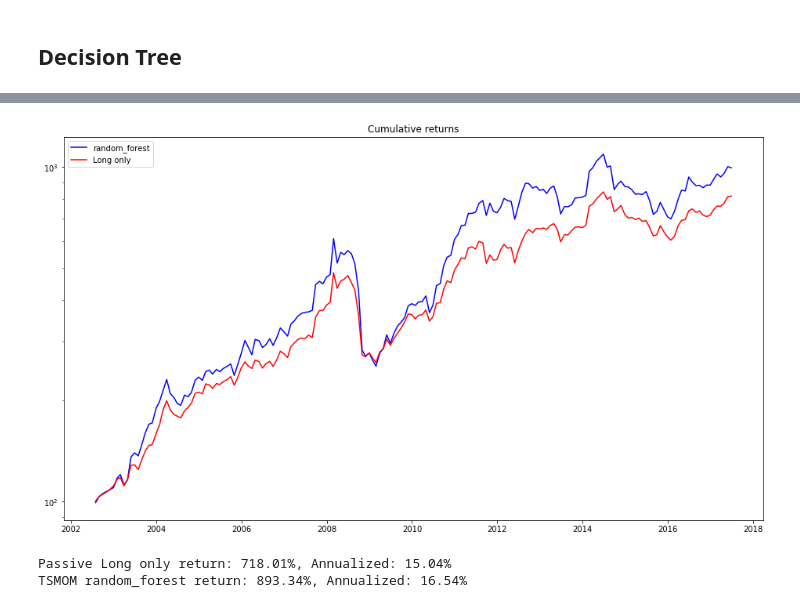
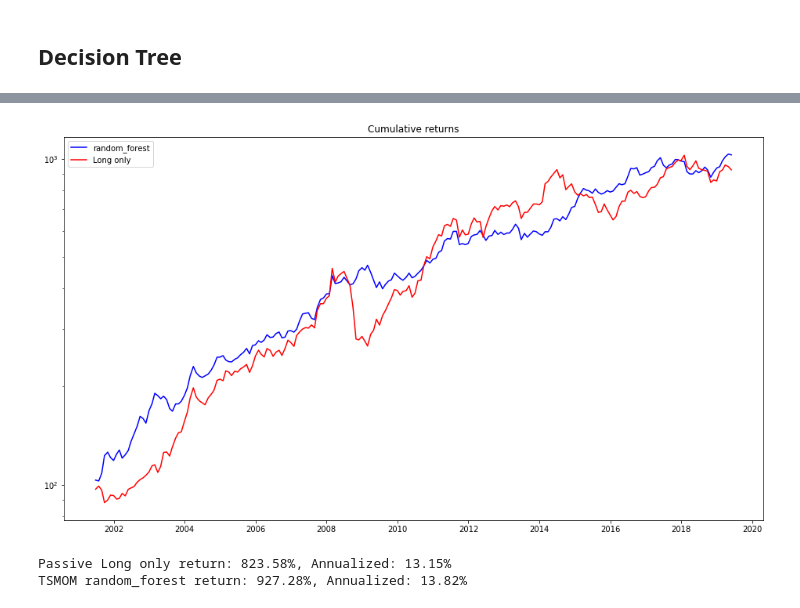
Before and after one commit to turing-usp/Momentum, a Jupyter notebook: TSMOM_Leme.ipynb, the cells around one changed output, grey strips where cells are left out. Saved outputs shown, nothing was run; the diff lists cells and outputs as text; code cells hidden in the pictures.

```diff
--- a/TSMOM_Leme.ipynb
+++ b/TSMOM_Leme.ipynb
@@ -607,6 +542,6 @@ TSMOM decision_tree return: 89.61%, Annualized: 4.36%
 # %%
-backtesting(close_df, gk_monthly, start_date= 36, years=15, method="random_forest", risk=0.6, plot=True)
+r_rf, rp_rf = backtesting(close_df, gk_monthly, start_date= 24, years=18, method="random_forest", risk=0.4, plot=True)
 # %% [output]
-[figure, old version]
+[figure, new version]
-Passive Long only return: 718.01%, Annualized: 15.04%
-TSMOM random_forest return: 893.34%, Annualized: 16.54%
+Passive Long only return: 823.58%, Annualized: 13.15%
+TSMOM random_forest return: 927.28%, Annualized: 13.82%
```
Also changed, not shown: parts of 17 cells of this notebook.
